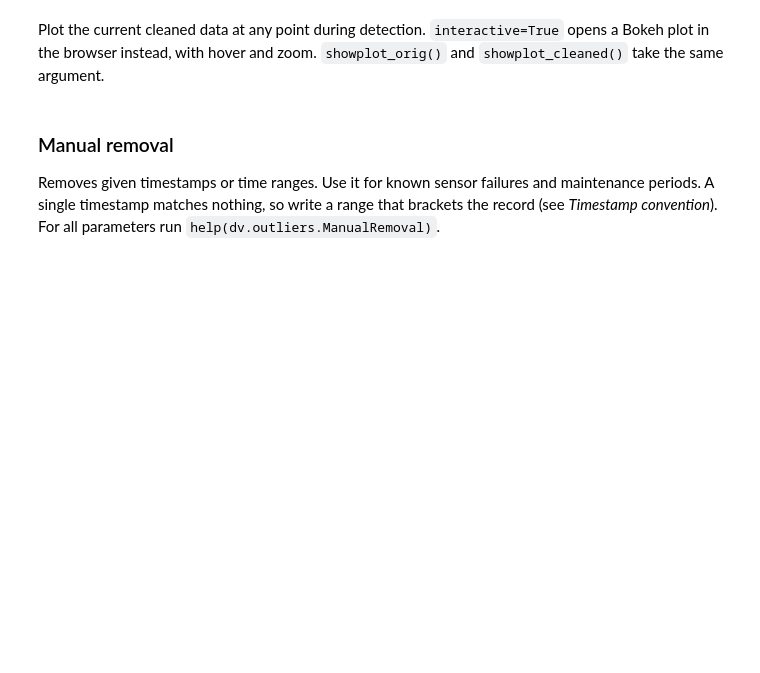
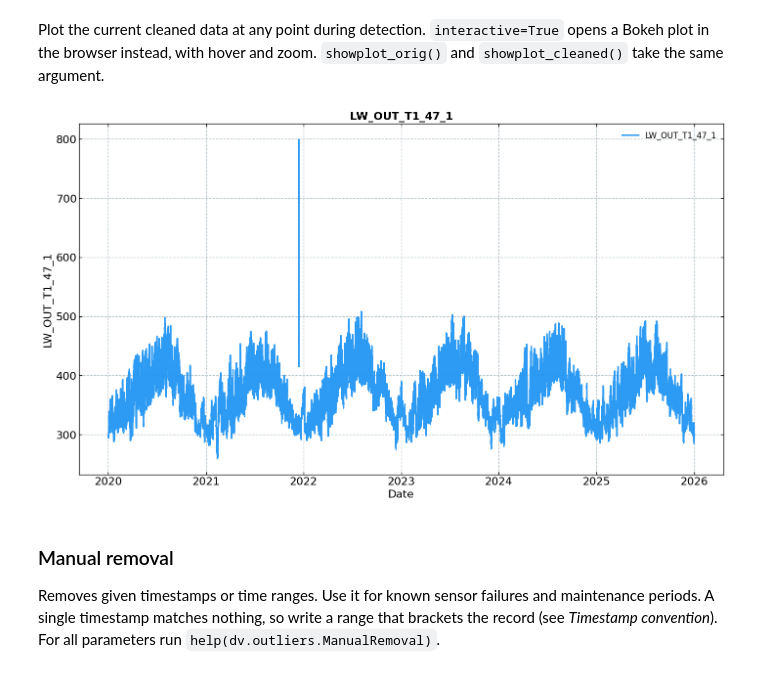
Before and after one commit to holukas/dataset_ch-lae_flux_product, a Jupyter notebook: workflow/10_METEO/20_SCREENING/LW_OUT/LW_OUT_T1_47_1_2020-2025.ipynb, the cells around one changed output. Drawn from its saved outputs; the diff is of its cells as text; code cells hidden in the pictures; blank space fills up the shorter version.

```diff
--- a/workflow/10_METEO/20_SCREENING/LW_OUT/LW_OUT_T1_47_1_2020-2025.ipynb
+++ b/workflow/10_METEO/20_SCREENING/LW_OUT/LW_OUT_T1_47_1_2020-2025.ipynb
@@ -184,7 +231,9 @@ mscr.start_outlier_detection()
 # %% [markdown]
 Plot the current cleaned data at any point during detection. `interactive=True` opens a Bokeh plot in the browser instead, with hover and zoom. `showplot_orig()` and `showplot_cleaned()` take the same argument.
 # %%
-mscr.showplot_outlier_detection_cleaned()
+mscr.showplot_outlier_detection_cleaned(interactive=False)
+# %% [output]
+[figure, added]
 # %% [markdown]
 ### Manual removal
 Removes given timestamps or time ranges. Use it for known sensor failures and maintenance periods. A single timestamp matches nothing, so write a range that brackets the record (see *Timestamp convention*). For all parameters run `help(dv.outliers.ManualRemoval)`.
```
Also changed, not shown: parts of 26 cells of this notebook.
